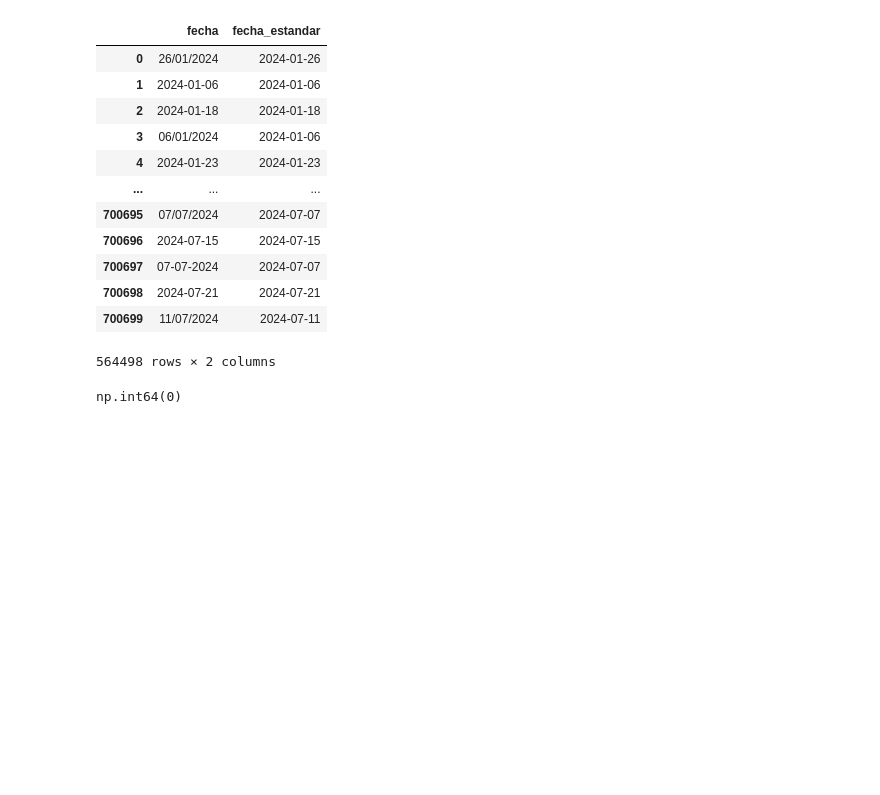
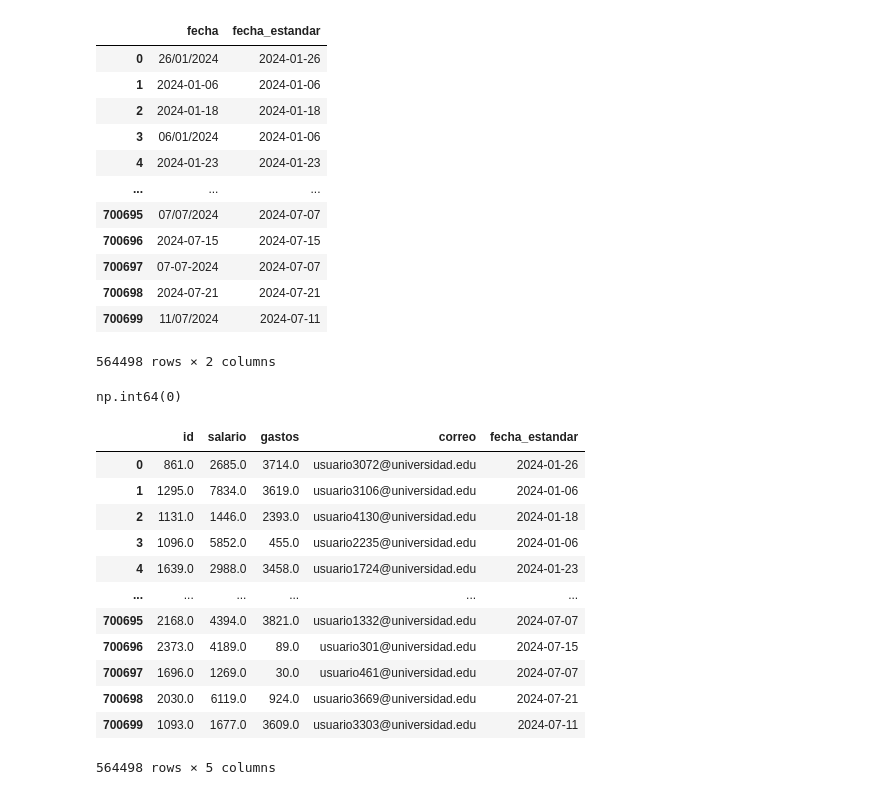
Before and after one commit to Guesseppe100/Big_Data, a Jupyter notebook: Sesion4.ipynb, the cells around one changed output. Saved outputs shown, nothing was run; the diff lists cells and outputs as text; code cells hidden in the pictures; blank space fills up the shorter version.

```diff
--- a/Sesion4.ipynb
+++ b/Sesion4.ipynb
@@ -129,6 +129,22 @@ df_total['fecha_estandar'].isna().sum()
 np.int64(0)
 # %%
 df_total.drop(columns='fecha', inplace=True)
+# %%
+df_total
+# %% [output]
+|  | id | salario | gastos | correo | fecha_estandar |
+| 0 | 861.0 | 2685.0 | 3714.0 | usuario3072@universidad.edu | 2024-01-26 |
+| 1 | 1295.0 | 7834.0 | 3619.0 | usuario3106@universidad.edu | 2024-01-06 |
+| 2 | 1131.0 | 1446.0 | 2393.0 | usuario4130@universidad.edu | 2024-01-18 |
+| 3 | 1096.0 | 5852.0 | 455.0 | usuario2235@universidad.edu | 2024-01-06 |
+| 4 | 1639.0 | 2988.0 | 3458.0 | usuario1724@universidad.edu | 2024-01-23 |
+| ... | ... | ... | ... | ... | ... |
+| 700695 | 2168.0 | 4394.0 | 3821.0 | usuario1332@universidad.edu | 2024-07-07 |
+| 700696 | 2373.0 | 4189.0 | 89.0 | usuario301@universidad.edu | 2024-07-15 |
+| 700697 | 1696.0 | 1269.0 | 30.0 | usuario461@universidad.edu | 2024-07-07 |
+| 700698 | 2030.0 | 6119.0 | 924.0 | usuario3669@universidad.edu | 2024-07-21 |
+| 700699 | 1093.0 | 1677.0 | 3609.0 | usuario3303@universidad.edu | 2024-07-11 |
+564498 rows × 5 columns
 # %%
 import hashlib
 
```
Also changed, not shown: parts of 13 cells of this notebook, 6 other files.
